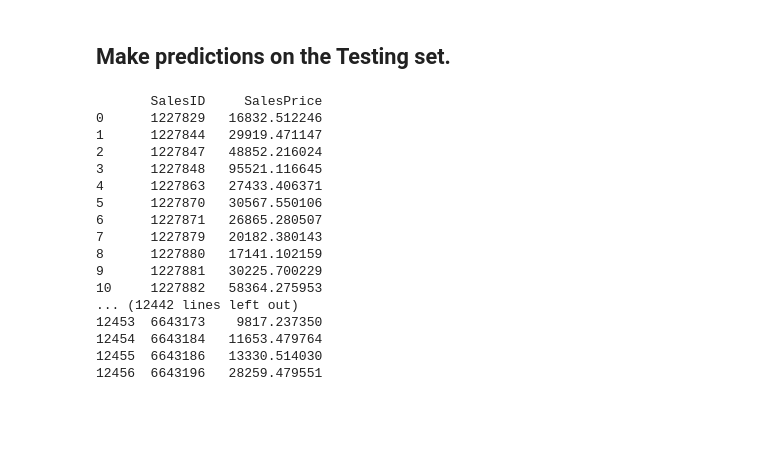
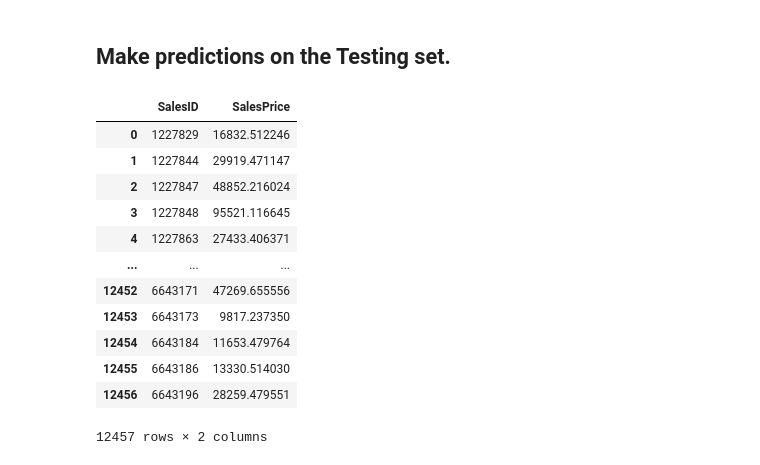
Before and after one commit to TheCamilovisk/DataScienceMiniProjects, a Jupyter notebook: BlueBookForBulldozers/data-cleaning-and-simple-random-forest-regressor.ipynb, the cells around one changed output. Saved outputs shown, nothing was run; the diff lists cells and outputs as text; code cells hidden in the pictures; blank space fills up the shorter version.

```diff
--- a/BlueBookForBulldozers/data-cleaning-and-simple-random-forest-regressor.ipynb
+++ b/BlueBookForBulldozers/data-cleaning-and-simple-random-forest-regressor.ipynb
@@ -969,31 +946,27 @@ memory usage: 1.1 MB
 # %%
 # Make the predictions
 test_preds = model.predict(test_df)
 
 # Prepare the submission Dataframe
 submission_df = pd.DataFrame()
 submission_df["SalesID"] = test_df["SalesID"]
 submission_df["SalesPrice"] = test_preds
 
-display_all(submission_df)
+submission_df
 # %% [output]
+|  | SalesID | SalesPrice |
+| 0 | 1227829 | 16832.512246 |
+| 1 | 1227844 | 29919.471147 |
+| 2 | 1227847 | 48852.216024 |
+| 3 | 1227848 | 95521.116645 |
+| 4 | 1227863 | 27433.406371 |
+| ... | ... | ... |
+| 12452 | 6643171 | 47269.655556 |
+| 12453 | 6643173 | 9817.237350 |
+| 12454 | 6643184 | 11653.479764 |
+| 12455 | 6643186 | 13330.514030 |
+| 12456 | 6643196 | 28259.479551 |
-       SalesID     SalesPrice
-0      1227829   16832.512246
-1      1227844   29919.471147
-2      1227847   48852.216024
-3      1227848   95521.116645
-4      1227863   27433.406371
-5      1227870   30567.550106
-6      1227871   26865.280507
-7      1227879   20182.380143
-8      1227880   17141.102159
-9      1227881   30225.700229
-10     1227882   58364.275953
-... (12442 lines left out)
-12453  6643173    9817.237350
-12454  6643184   11653.479764
-12455  6643186   13330.514030
-12456  6643196   28259.479551
+12457 rows × 2 columns
 # %%
 # Save the predictions file.
 submission_df.to_csv("test_predictions.csv")
```
Also changed, not shown: parts of 13 cells of this notebook, 1 other file.
